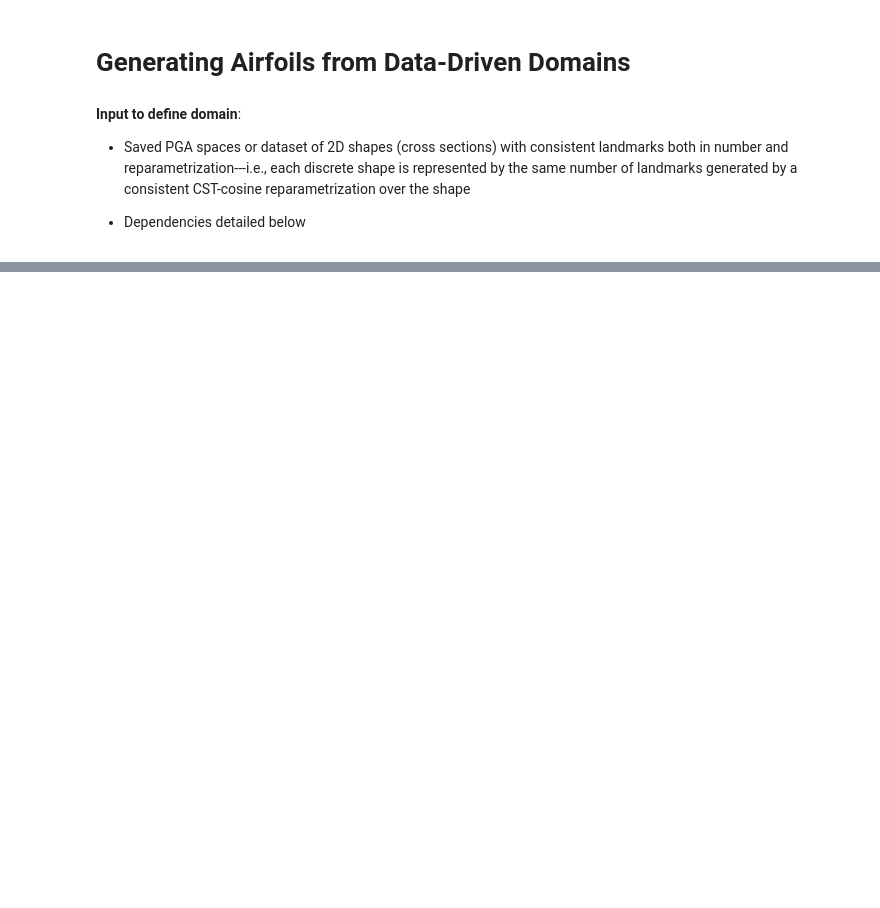
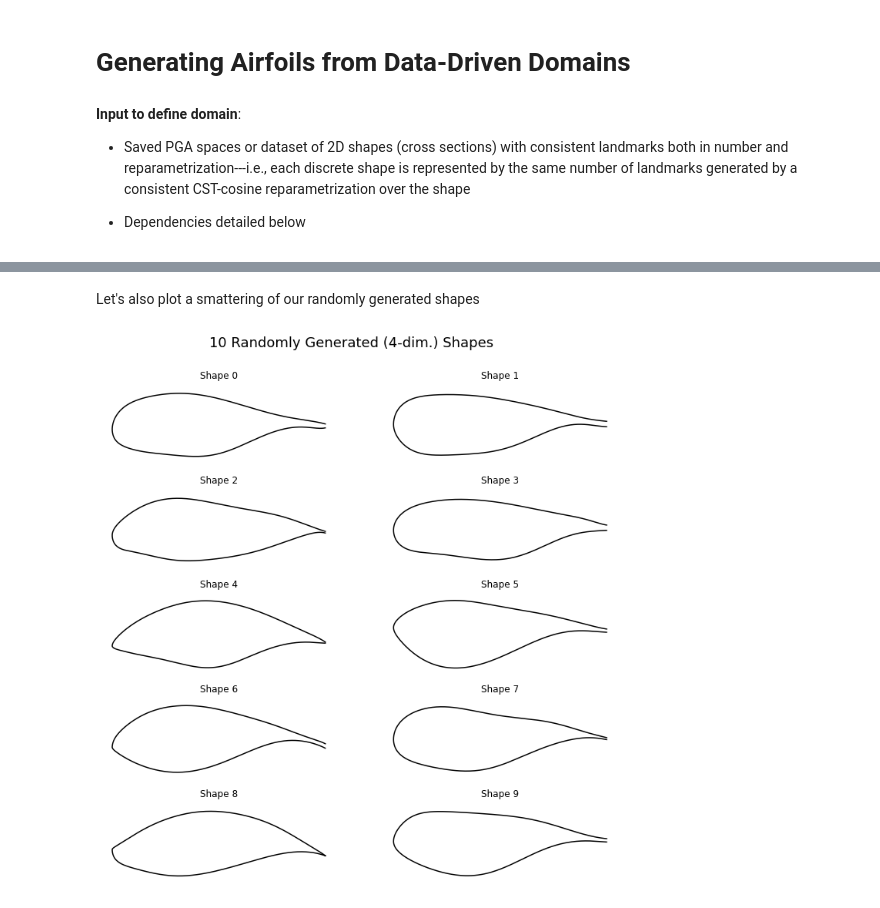
Before and after one commit to NREL/G2Aero, a Jupyter notebook: examples/notebooks/1_Generating_Airfoils.ipynb, the cells around one changed output, grey strips where cells are left out. Drawn from its saved outputs; the diff is of its cells as text; code cells hidden in the pictures; blank space fills up the shorter version.

Commit message:
Updated the random airfoil generator example. More random shapes!

```diff
--- a/examples/notebooks/1_Generating_Airfoils.ipynb
+++ b/examples/notebooks/1_Generating_Airfoils.ipynb
@@ -46,10 +66,14 @@ Lambda_t, W_t = np.linalg.eigh(1/np.sqrt(pga.t.shape[0]-1)*( pga.t[:,:r].T @ pga
 rnd_t = (W_t @ np.diag(Lambda_t)) @ np.random.normal(0,0.25,size=(r,1))
 
 # use the random coordinates and intrinsic mean of SPD matrices to sample a random shape
-rnd_i = np.random.randint(ell.shape[0],size=2)
 rnd_shape = pga.PGA2shape(rnd_t.flatten(),M=P0,b=pga.b_mean)
 # or generate the random shape with an extrinsic-average scale
 rnd_shape_avg = pga.PGA2shape(rnd_t.T,M=pga.M_mean,b=pga.b_mean)
 
-# the process of generating random shape with extrinsic average scale is also automated using:
+# the process of generating a random shape with extrinsic average scale is also automated using:
 rnd_shape_auto, _, _ = pga.generate_perturbed_shapes(coef=rnd_t.T,n=1)
+# we can also use this routine to generate as many non-intersecting shapes as desired by setting `n':
+rnd_shapes, _, _ = pga.generate_perturbed_shapes(n=10)
+print('\n')
+print('Random data:')
+print(f'Random shape data: {rnd_shapes.shape}')
@@ -70,0 +104,23 @@ ax.legend(fontsize='x-large')
+# %% [markdown]
+Let's also plot a smattering of our randomly generated shapes
+# %%
+# plot automatically generated random shapes
+plt.figure(figsize=(12, 12))
+plt.subplots_adjust(hspace=0.25)
+plt.suptitle(f"{10} Randomly Generated ({r}-dim.) Shapes", fontsize=18, y=0.95)
+
+# loop through the length of shapes
+for i, shape in enumerate(rnd_shapes):
+    # add a new subplot iteratively
+    ax = plt.subplot(5, 2, i + 1)
+
+    # plot the random shape
+    plt.plot(shape[:,0],shape[:,1],'k')
+
+    # chart formatting
+    ax.set_title(f'Shape {i}')
+    ax.set_xlabel("")
+    ax.axis('off')
+    ax.axis('equal')
+# %% [output]
+[figure, added]
```
Also changed, not shown: parts of 7 cells of this notebook.
